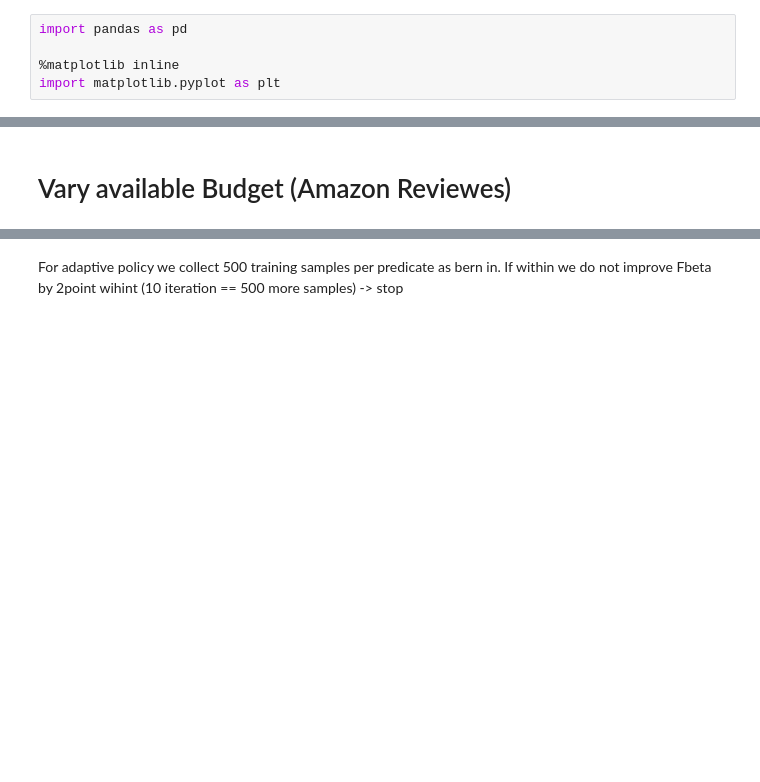
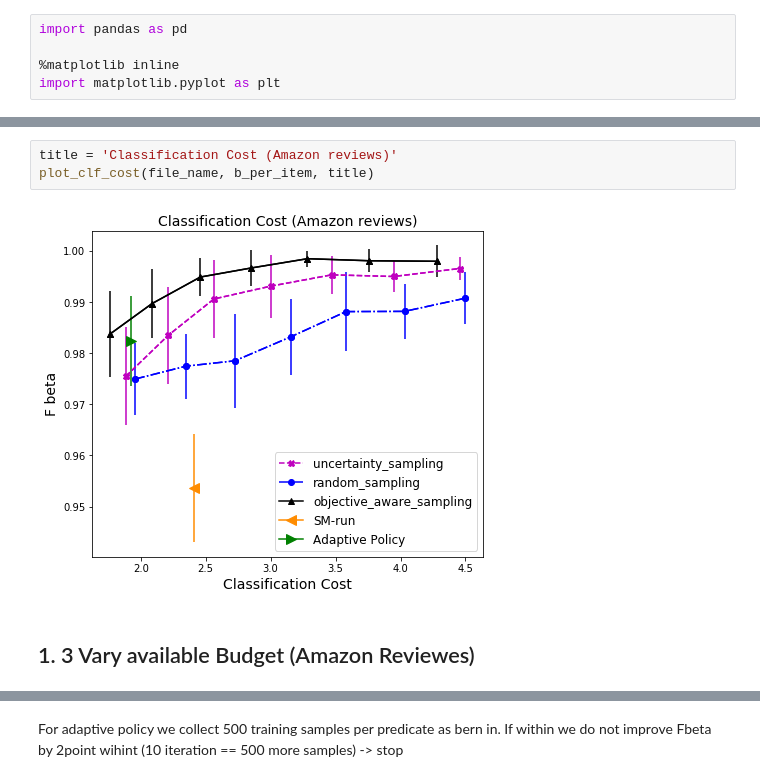
Before and after one commit to Evgeneus/Active-Hybrid-Classificatoin, a Jupyter notebook: adaptive_machine_and_crowd/notebooks/results.ipynb, the cells around one changed output, grey strips where cells are left out. Drawn from its saved outputs; the diff is of its cells as text; blank space fills up the shorter version.

```diff
--- a/adaptive_machine_and_crowd/notebooks/results.ipynb
+++ b/adaptive_machine_and_crowd/notebooks/results.ipynb
@@ -84,2 +113,7 @@ plot(file_name, b_per_item)
+# %%
+title = 'Classification Cost (Amazon reviews)'
+plot_clf_cost(file_name, b_per_item, title)
+# %% [output]
+[figure, added]
 # %% [markdown]
-# Vary available Budget (Amazon Reviewes)
+## 1. 3 Vary available Budget (Amazon Reviewes)
```
Also changed, not shown: parts of 26 cells of this notebook.
